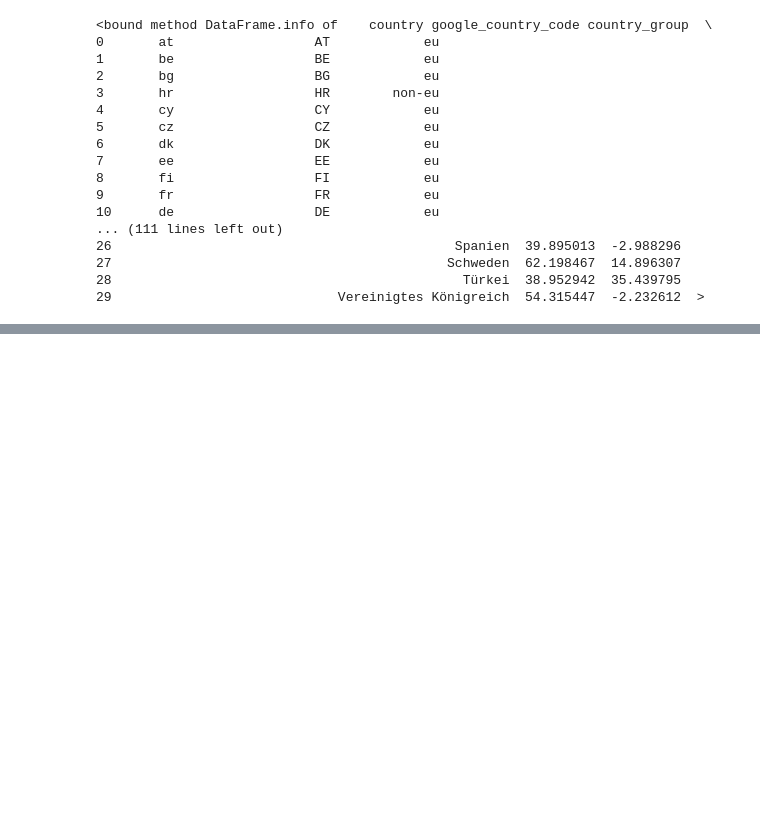
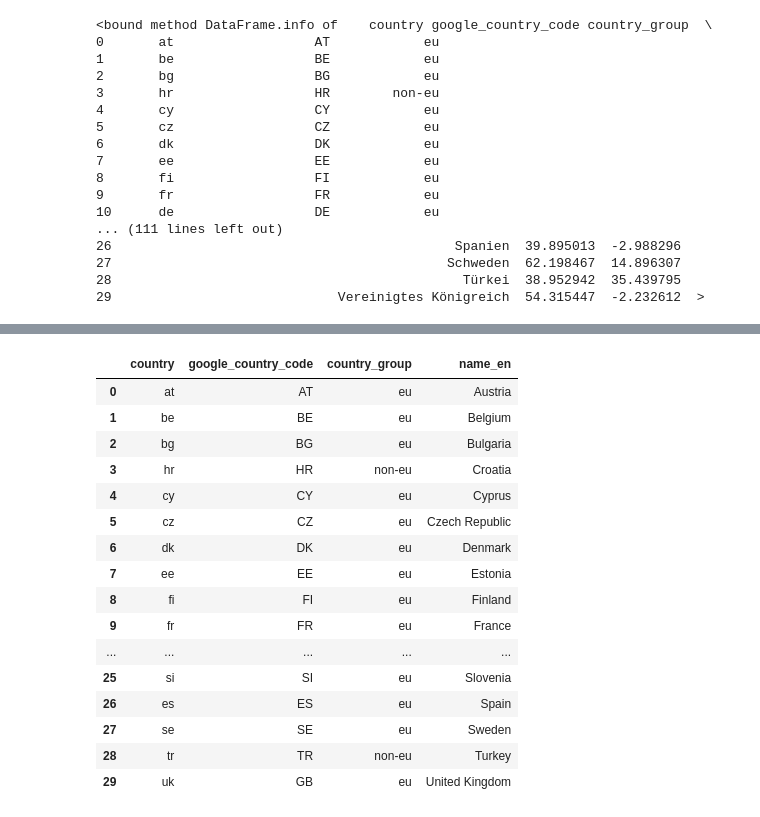
Before and after one commit to Gparedes3/Machine-Learning-6-SIN-A-Mar-Jul-2026, a Jupyter notebook: workshop1.ipynb, the cells around one changed output, grey strips where cells are left out. Drawn from its saved outputs; the diff is of its cells as text; code cells hidden in the pictures; blank space fills up the shorter version.

Commit message:
wip - Use of iloc and loc

```diff
--- a/workshop1.ipynb
+++ b/workshop1.ipynb
@@ -125,0 +141,21 @@ country.info
+# %%
+# Search all rows but only 4 columns
+country.iloc[:,:4]
+# %% [output]
+|  | country | google_country_code | country_group | name_en |
+| 0 | at | AT | eu | Austria |
+| 1 | be | BE | eu | Belgium |
+| 2 | bg | BG | eu | Bulgaria |
+| 3 | hr | HR | non-eu | Croatia |
+| 4 | cy | CY | eu | Cyprus |
+| 5 | cz | CZ | eu | Czech Republic |
+| 6 | dk | DK | eu | Denmark |
+| 7 | ee | EE | eu | Estonia |
+| 8 | fi | FI | eu | Finland |
+| 9 | fr | FR | eu | France |
+| ... | ... | ... | ... | ... |
+| 25 | si | SI | eu | Slovenia |
+| 26 | es | ES | eu | Spain |
+| 27 | se | SE | eu | Sweden |
+| 28 | tr | TR | non-eu | Turkey |
+| 29 | uk | GB | eu | United Kingdom |
```
Also changed, not shown: parts of 2 cells of this notebook.
